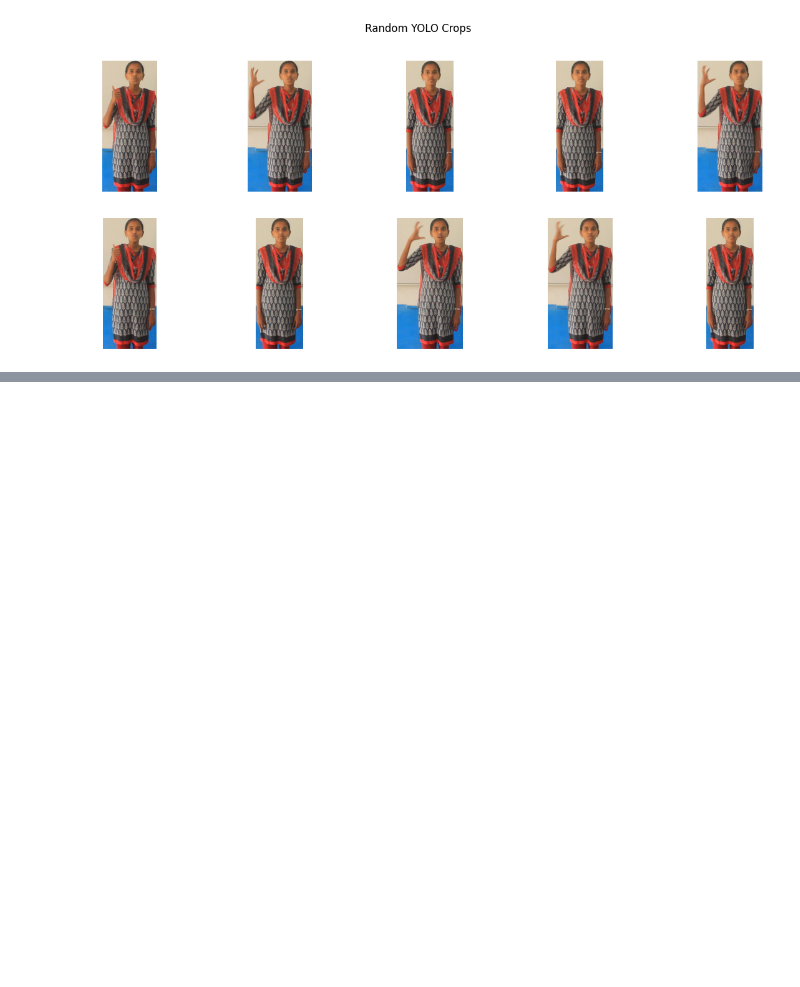
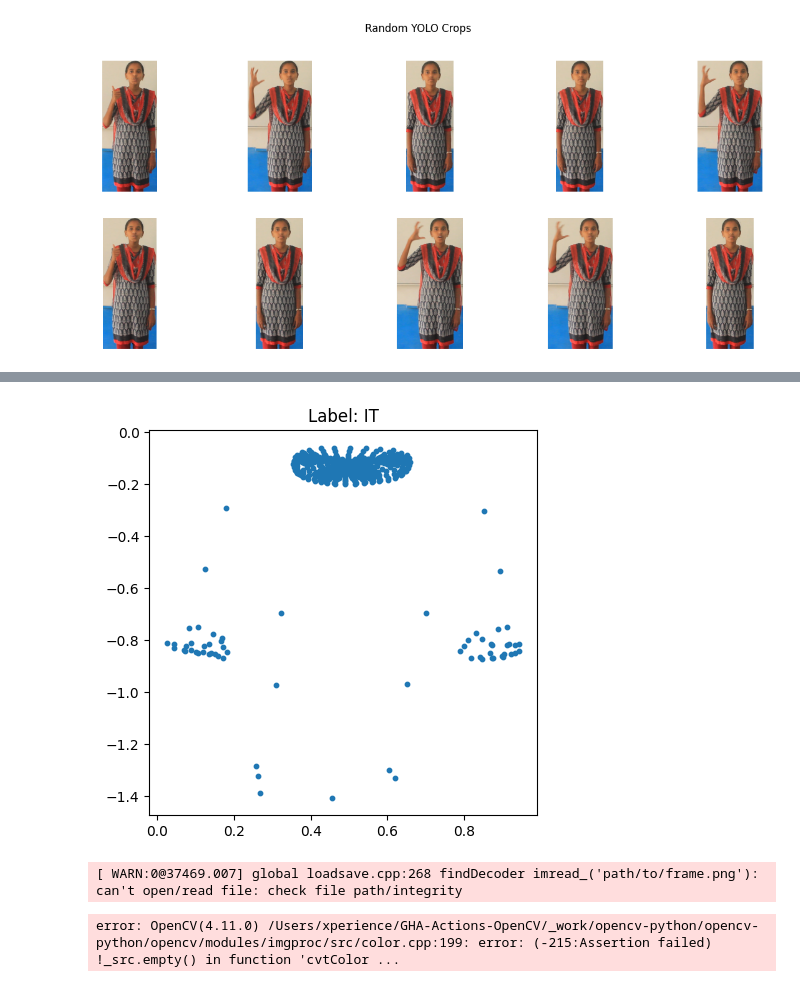
Before and after one commit to Sainava/Sign-Language-to-Speech, a Jupyter notebook: notebooks/data_checks.ipynb, the cells around one changed output, grey strips where cells are left out. Saved outputs shown, nothing was run; the diff lists cells and outputs as text; code cells hidden in the pictures; blank space fills up the shorter version.

```diff
--- a/notebooks/data_checks.ipynb
+++ b/notebooks/data_checks.ipynb
@@ -59,0 +180,14 @@ print(f"Number of unique labels: {len(np.unique(y))}")
+# %%
+import numpy as np
+
+X = np.load('../data/landmarks/X_balanced.npy')
+y = np.load('../data/landmarks/y_balanced.npy')
+
+print("X shape:", X.shape)
+print("y shape:", y.shape)
+
+# Pick a random sample and plot
+i = np.random.randint(0, len(X))
+print("Label:", y[i])
+
+print("First 5 landmarks of first frame:\n", X[i, 0, :5, :])
@@ -59,0 +204,26 @@ print(f"Number of unique labels: {len(np.unique(y))}")
+# %%
+import matplotlib.pyplot as plt
+
+sample = X[i, 0]  # first frame
+x = sample[:, 0]
+y_ = sample[:, 1]
+
+plt.figure(figsize=(5,5))
+plt.scatter(x, -y_, s=10)  # invert y for better pose
+plt.title(f"Label: {y[i]}")
+plt.show()
+# %% [output]
+[figure, added]
+# %%
+import cv2
+import matplotlib.pyplot as plt
+
+frame = cv2.imread('path/to/frame.png')  # or your frame image
+frame = cv2.cvtColor(frame, cv2.COLOR_BGR2RGB)
+
+plt.imshow(frame)
+plt.scatter(x * frame.shape[1], y_ * frame.shape[0], s=10)
+plt.show()
+# %% [output]
+[ WARN:0@37469.007] global loadsave.cpp:268 findDecoder imread_('path/to/frame.png'): can't open/read file: check file path/integrity
+error: OpenCV(4.11.0) /Users/xperience/GHA-Actions-OpenCV/_work/opencv-python/opencv-python/opencv/modules/imgproc/src/color.cpp:199: error: (-215:Assertion failed) !_src.empty() in function 'cvtColor ...
```
Also changed, not shown: parts of 7 cells of this notebook, 13 other files.
